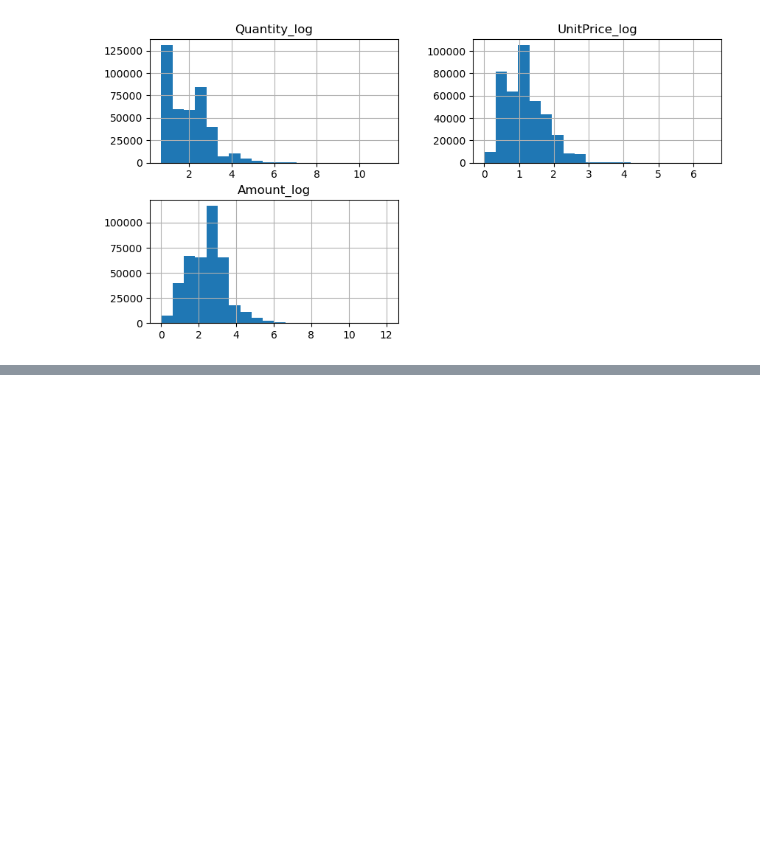
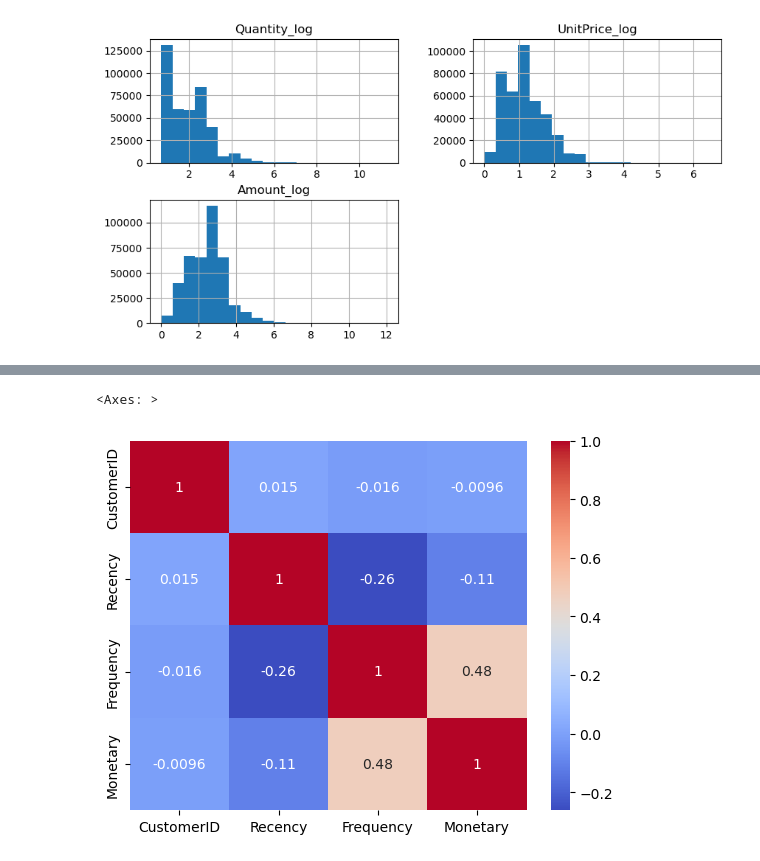
Before and after one commit to jwharmeriv/Customer_Segmentation_Project, a Jupyter notebook: notebooks/Capstone_3_Data_Preprocessing_EDA.ipynb, the cells around one changed output, grey strips where cells are left out. Drawn from its saved outputs; the diff is of its cells as text; code cells hidden in the pictures; blank space fills up the shorter version.

```diff
--- a/notebooks/Capstone_3_Data_Preprocessing_EDA.ipynb
+++ b/notebooks/Capstone_3_Data_Preprocessing_EDA.ipynb
@@ -339,0 +361,6 @@ array([[<Axes: title={'center': 'Quantity_log'}>,
+# %%
+# Display correlation heatmap.
+sns.heatmap(rfm_df.corr(), annot=True, cmap='coolwarm')
+# %% [output]
+<Axes: >
+[figure, added]
```
Also changed, not shown: parts of 6 cells of this notebook.
